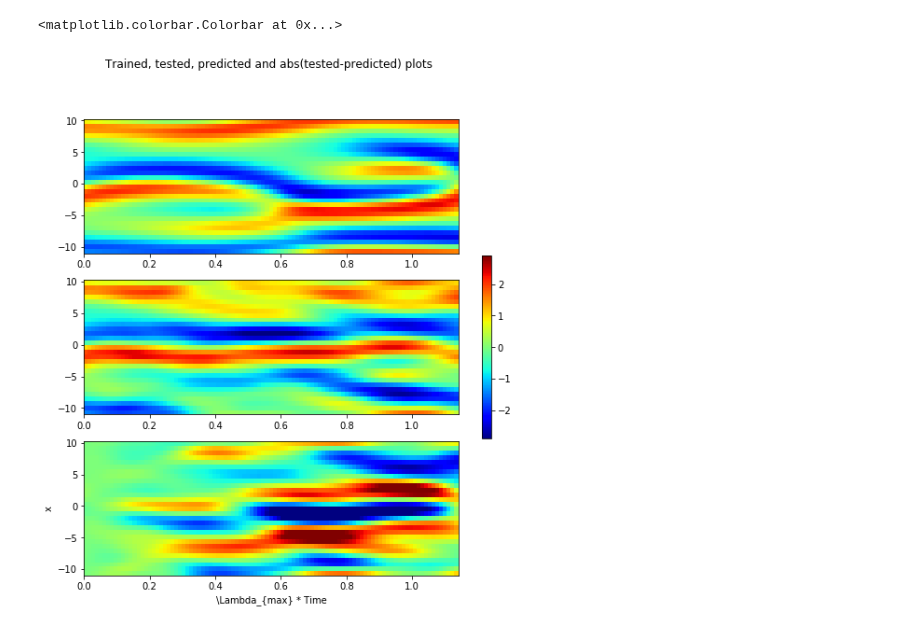
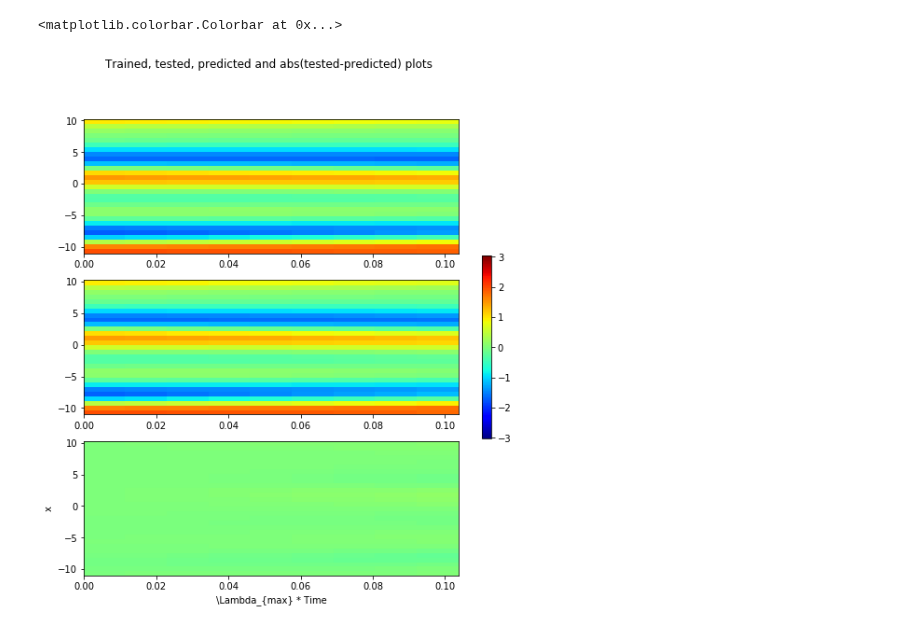
Before and after one commit to jon-dong/reservoir-computing-python, a Jupyter notebook: kuramoto_sivashinsky_matlab.ipynb, the cells around one changed output. Cells and saved outputs as stored; diff of their text form; code cells hidden in the pictures.

```diff
--- a/kuramoto_sivashinsky_matlab.ipynb
+++ b/kuramoto_sivashinsky_matlab.ipynb
@@ -31,19 +31,21 @@ n_sequence=1
 spatial_points = 30
 lyap_exp = 0.0461
 n_train = 5000
-n_test = 500
+n_test = 2000
+refreshing = True
 ks_data_origin, xx, tt = data1D.kuramoto_sivashinsky_matlab(sequence_length=n_train+n_test, n_sequence=n_sequence, spatial_points=spatial_points)
 # ks_data_origin=ks_data_origin+np.random.rand(ks_data_origin.shape[0],ks_data_origin.shape[1],ks_data_origin.shape[2])
 ks_data_train = ks_data_origin[:, :n_train, :]
 input_shape=ks_data_train.shape
 # %%
-b = Reservoir(n_res=2000, res_scale=0.2, res_encoding='phase', res_enc_param=np.pi,
-              input_scale=.5, input_encoding='phase',
+b = Reservoir(n_res=2000, res_scale=.1, res_encoding='phase', res_enc_param=np.pi,
+              input_scale=.7, input_encoding='phase',
               random_projection='simulation', weights_type='complex gaussian',
               activation_fun='intensity', activation_param=10,
-              parallel_runs=1,  bias_scale=0.1, leak_rate=0.8,
-              pred_horizon=100, rec_pred_steps=1, forget = 100,
-              train_method='ridge', train_param=1e1, verbose=1
+              parallel_runs=1,  bias_scale=0.1, leak_rate=.8,
+              pred_horizon=1, rec_pred_steps=1, forget = 100,
+              train_method='ridge', train_param=1e2, verbose=1,
+              refreshing=refreshing
              )
 
 # Algorithm training
@@ -57,4 +63,10 @@ Initialization complete.                Elapsed time: 0.39390993118286133 s
 # ks_data, _, _ = data1D.kuramoto_sivashinsky_matlab(sequence_length=1000, n_sequence=1, spatial_points=spatial_points)
 ks_data_test = ks_data_origin[:, n_train:n_train+n_test, :]
 # Algorithm testing
-pred_output, rmse, rmse_vec = b.predict_and_score(ks_data_test, detailed_score=True)
+if refreshing:
+    pred_output, rmse_vec = b.predict_and_score(ks_data_test, detailed_score=True, n_test=n_test)
+else:
+    pred_output, rmse, rmse_vec = b.predict_and_score(ks_data_test, detailed_score=True)
+# print(pred_output.shape)
+# print(rmse.shape)
+# print(rmse_vec[:3])
@@ -95,9 +165,9 @@ plt.show;
 # %%
-n_input = 200
+n_input = 10
 # i=0
 # time = (tt[0:n_input] if i==0 else tt[0:total_pred])*lyap_exp
 # total_pred = b.pred_horizon*b.rec_pred_steps
-total_pred = 100
+total_pred = 10
 # print(total_pred)
 
 # n_input = 500 #round(pred_output.shape[0]/2-300)
@@ -113,34 +183,34 @@ vmin = -vmax
 
 # plot training data
 fig, axs = plt.subplots(3, 1, sharex=False, figsize=(9,9))
 plt.suptitle('Trained, tested, predicted and abs(tested-predicted) plots                       ')
 plt.ylabel('x')
 plt.xlabel('\Lambda_{max} * Time')
 # print(targetted_data.shape)
 # print(prediction.shape)
 # datum = [input_data, targetted_data, prediction, np.abs(targetted_data-prediction)]
 datum = [targetted_data, prediction, targetted_data-prediction]
 # print(datum[0].shape)
 # time = (tt[0:n_input+b.forget] if i==0 else tt[0:total_pred])*lyap_exp
 # xx_axs, time_axs = np.mgrid[xx, time]
 xx_axs = np.zeros((spatial_points, total_pred))
 time_axs = np.zeros((spatial_points, total_pred))
 for i in range(total_pred):
     xx_axs[:, i] = xx
 for i in range(spatial_points):
     time_axs[i, :] = (tt[n_input+b.forget:n_input+b.forget+total_pred]-tt[n_input+b.forget])*lyap_exp
 for i in range(3):
     # im=axs[i].pcolormesh(time, xx, datum[i].T, cmap='viridis', vmin=vmin, vmax=vmax)
     im=axs[i].pcolormesh(time_axs, xx_axs, datum[i].T, cmap=plt.get_cmap('jet'), vmin=vmin, vmax=vmax)
 fig.colorbar(im, ax=axs.ravel().tolist(), shrink=0.4)
 
 # plt.figure(3,figsize=(9,2.5))
 # im=plt.pcolormesh(time_axs, xx_axs, datum[2].T, cmap='gray')
 # plt.colorbar(im)
 # # plt.savefig('DND_input_data.png')
 # %% [output]
 <matplotlib.colorbar.Colorbar at 0x...>
-[figure, old version]
+[figure, new version]
 # %%
 n_input = 1250 #round(pred_output.shape[0]/2-300)
 prediction = np.zeros((total_pred, spatial_points + 1))
```
Also changed, not shown: parts of 5 cells of this notebook, 1 other file.
